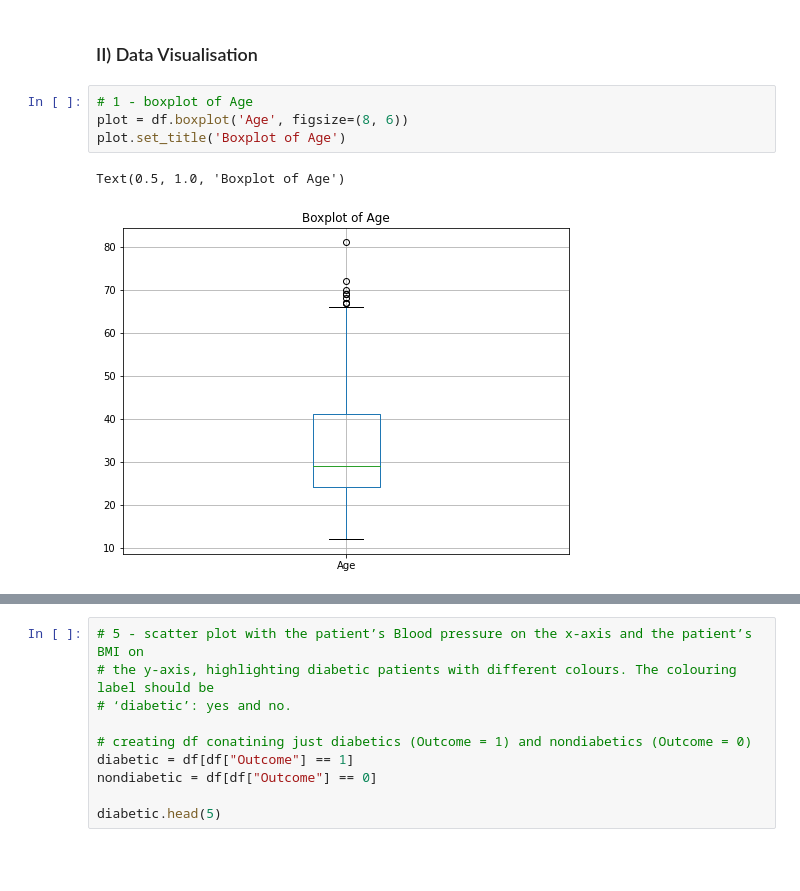
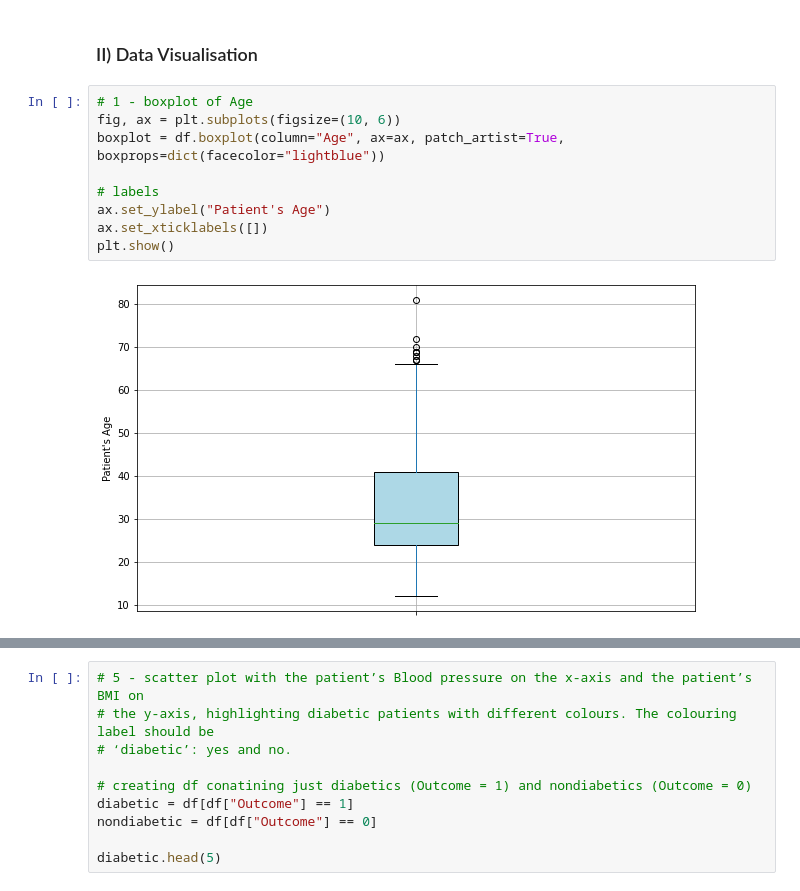
Before and after one commit to seankendall/UCD_Data_Mining, a Jupyter notebook: Practical 1/Practical1.ipynb, the cells around one changed output, grey strips where cells are left out. Drawn from its saved outputs; the diff is of its cells as text; blank space fills up the shorter version.

```diff
--- a/Practical 1/Practical1.ipynb
+++ b/Practical 1/Practical1.ipynb
@@ -92,12 +93,16 @@ Q3: 41.0
 Max: 81
 # %% [markdown]
 ### II) Data Visualisation
-# %%
-# 1 - boxplot of Age
-plot = df.boxplot('Age', figsize=(8, 6))
-plot.set_title('Boxplot of Age')
-# %% [output]
-Text(0.5, 1.0, 'Boxplot of Age')
-[figure, removed]
+# %%
+# 1 - boxplot of Age
+fig, ax = plt.subplots(figsize=(10, 6))
+boxplot = df.boxplot(column="Age", ax=ax, patch_artist=True, boxprops=dict(facecolor="lightblue"))
+
+# labels
+ax.set_ylabel("Patient's Age")
+ax.set_xticklabels([])
+plt.show()
+# %% [output]
+[figure, added]
 # %%
 # 2 -  boxplot of the ‘Age’ column of the diabetic and no-diabetic groups side by side.
```
Also changed, not shown: parts of 23 cells of this notebook.
